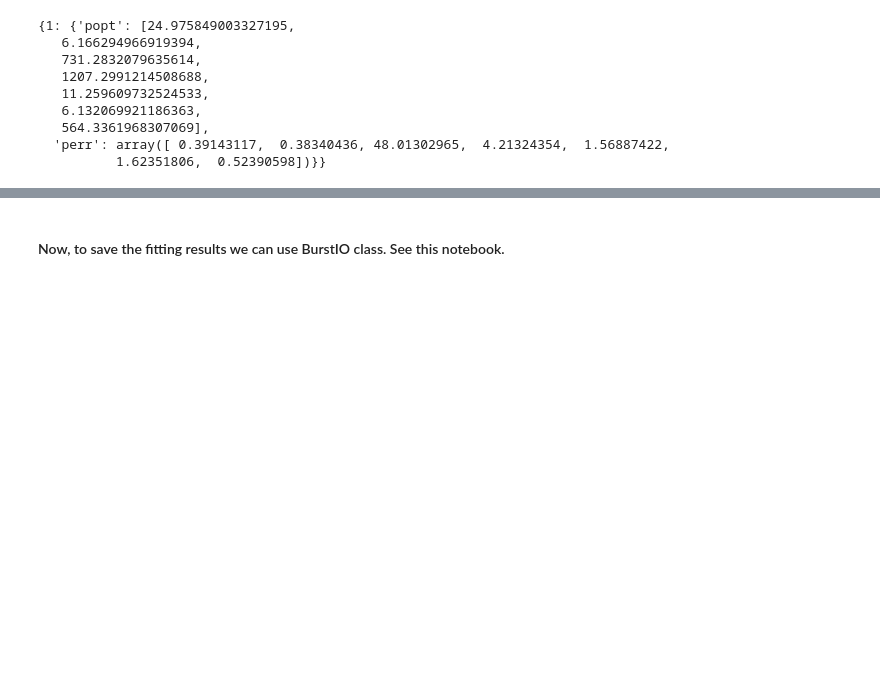
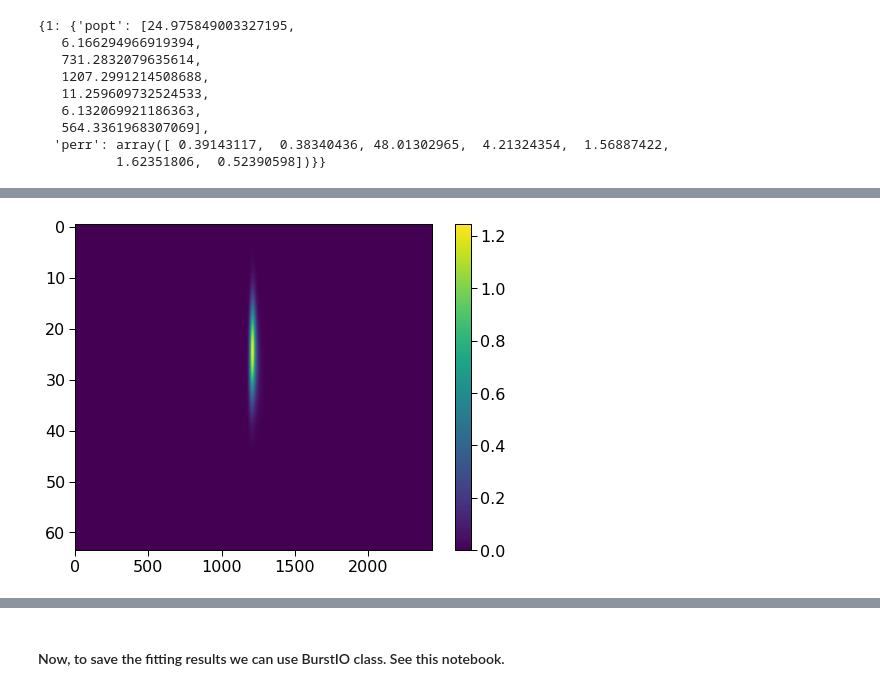
Before and after one commit to thepetabyteproject/burstfit, a Jupyter notebook: examples/BurstFit.ipynb, the cells around one changed output, grey strips where cells are left out. Drawn from its saved outputs; the diff is of its cells as text; code cells hidden in the pictures; blank space fills up the shorter version.

```diff
--- a/examples/BurstFit.ipynb
+++ b/examples/BurstFit.ipynb
@@ -304,0 +349,3 @@ bf.sgram_params['all']
+# %%
+plot_me(bf.model)
+# %% [output]
@@ -304,0 +354 @@ bf.sgram_params['all']
+[figure, added]
```
Also changed, not shown: parts of 27 cells of this notebook.
